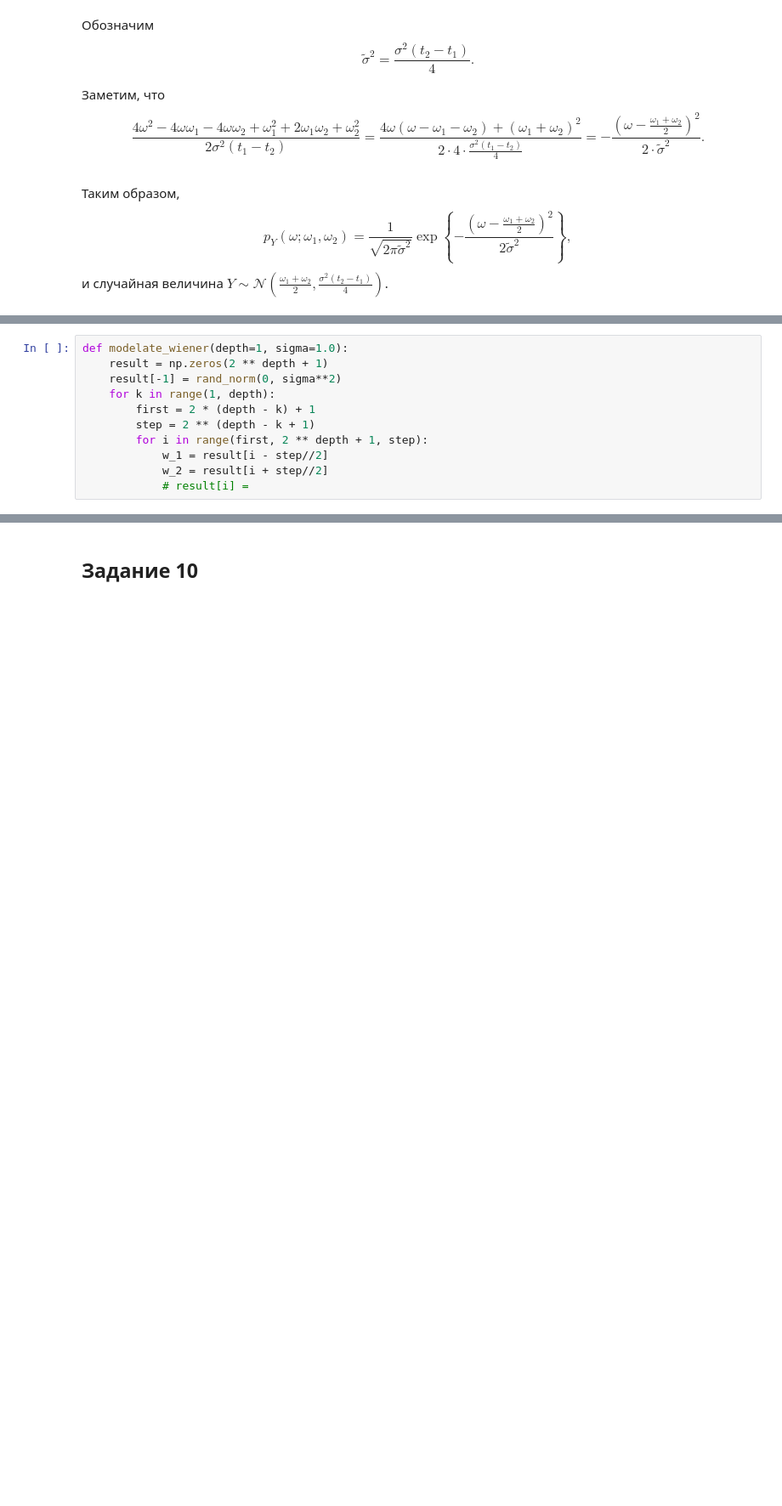
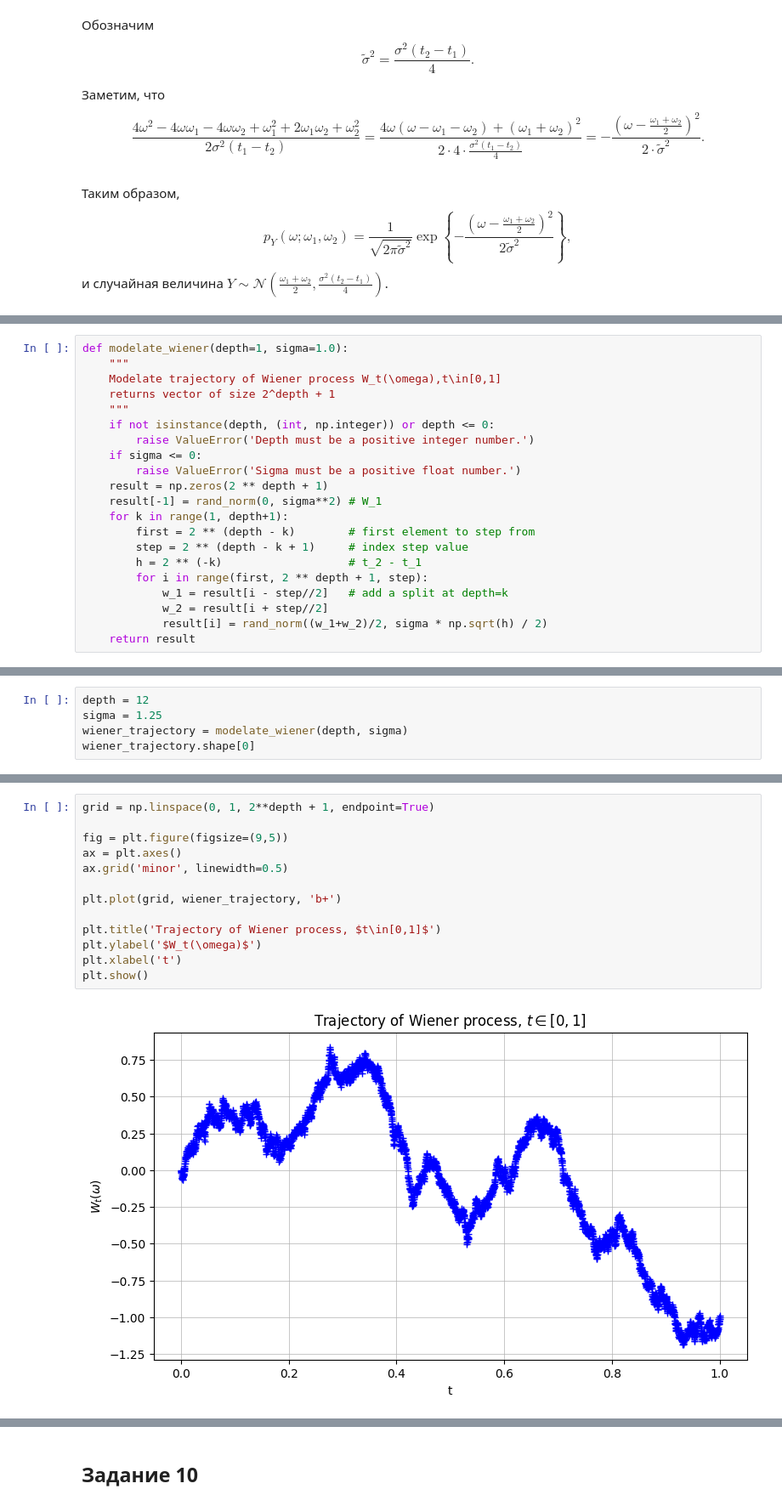
Before and after one commit to arinenn/stochastic_practicum, a Jupyter notebook: stochastic_practicum_second.ipynb, the cells around one changed output, grey strips where cells are left out. Shown: that part at 85% size. Cells and saved outputs as stored; diff of their text form; blank space fills up the shorter version.

Commit message:
finished wiener Task 9, started uhlenbeck

```diff
--- a/stochastic_practicum_second.ipynb
+++ b/stochastic_practicum_second.ipynb
@@ -542,11 +556,21 @@ $$
 # %%
 def modelate_wiener(depth=1, sigma=1.0):
+    """
+    Modelate trajectory of Wiener process W_t(\omega),t\in[0,1]
+    returns vector of size 2^depth + 1
+    """
+    if not isinstance(depth, (int, np.integer)) or depth <= 0:
+        raise ValueError('Depth must be a positive integer number.')
+    if sigma <= 0:
+        raise ValueError('Sigma must be a positive float number.')
     result = np.zeros(2 ** depth + 1)
-    result[-1] = rand_norm(0, sigma**2)
-    for k in range(1, depth):
-        first = 2 * (depth - k) + 1
-        step = 2 ** (depth - k + 1)
+    result[-1] = rand_norm(0, sigma**2) # W_1
+    for k in range(1, depth+1):
+        first = 2 ** (depth - k)        # first element to step from
+        step = 2 ** (depth - k + 1)     # index step value
+        h = 2 ** (-k)                   # t_2 - t_1
         for i in range(first, 2 ** depth + 1, step):
-            w_1 = result[i - step//2]
+            w_1 = result[i - step//2]   # add a split at depth=k
             w_2 = result[i + step//2]
-            # result[i] =
+            result[i] = rand_norm((w_1+w_2)/2, sigma * np.sqrt(h) / 2)
+    return result
@@ -554,0 +577,5 @@ def modelate_wiener(depth=1, sigma=1.0):
+# %%
+depth = 12
+sigma = 1.25
+wiener_trajectory = modelate_wiener(depth, sigma)
+wiener_trajectory.shape[0]
@@ -554,0 +584,15 @@ def modelate_wiener(depth=1, sigma=1.0):
+# %%
+grid = np.linspace(0, 1, 2**depth + 1, endpoint=True)
+
+fig = plt.figure(figsize=(9,5))
+ax = plt.axes()
+ax.grid('minor', linewidth=0.5)
+
+plt.plot(grid, wiener_trajectory, 'b+')
+
+plt.title('Trajectory of Wiener process, $t\in[0,1]$')
+plt.ylabel('$W_t(\omega)$')
+plt.xlabel('t')
+plt.show()
+# %% [output]
+[figure, added]
```
Also changed, not shown: parts of 21 cells of this notebook.
